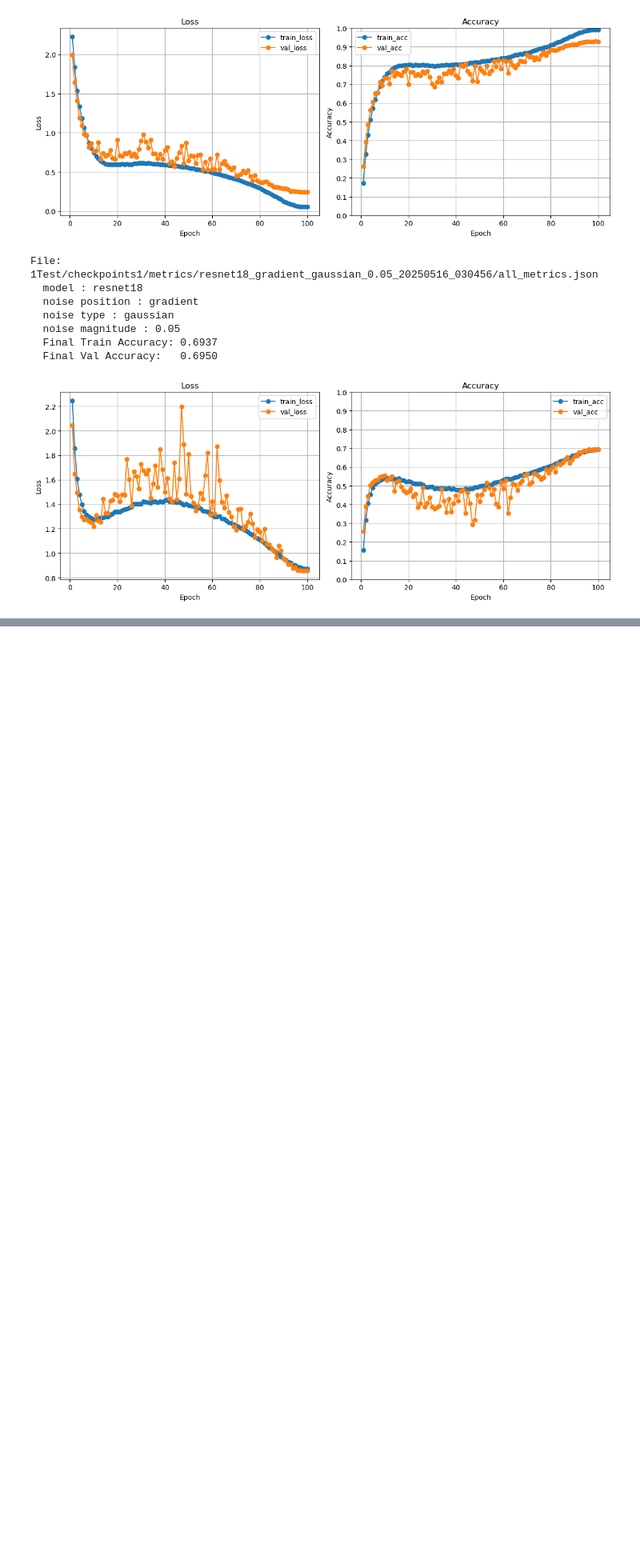
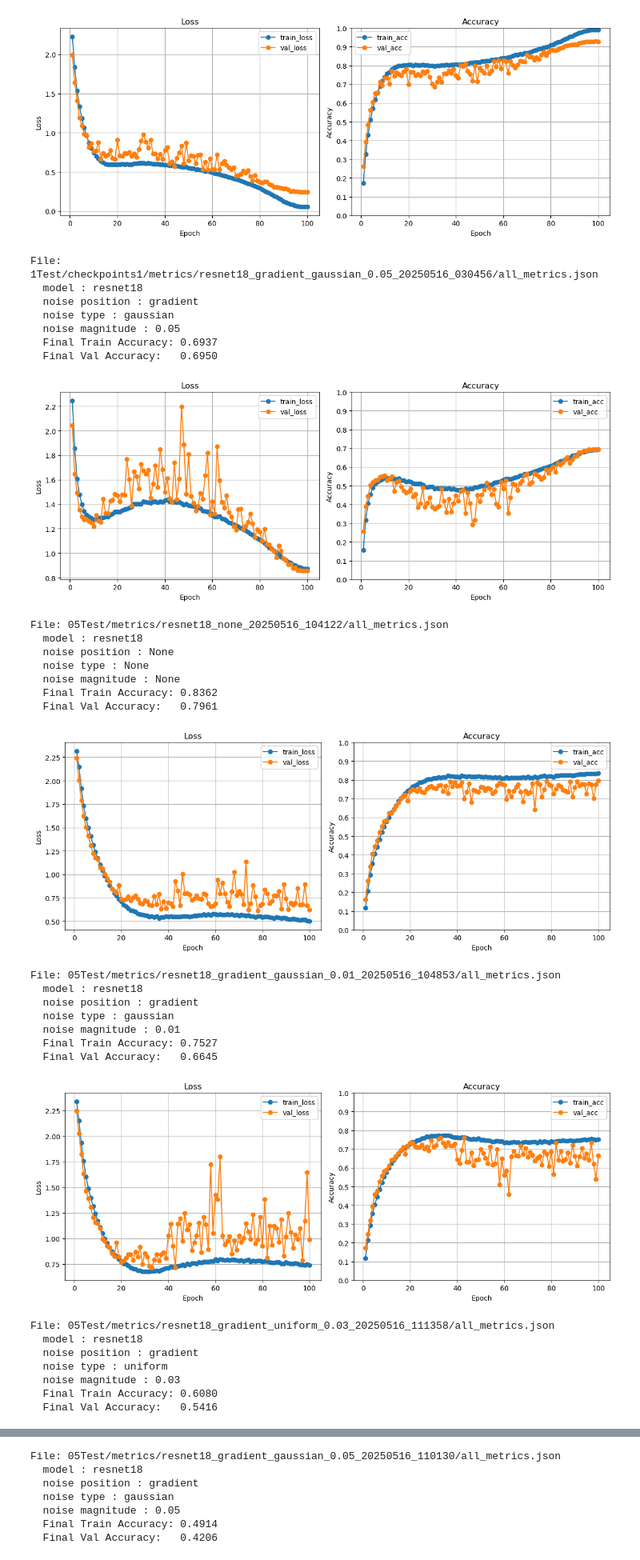
Before and after one commit to AdrienFeillard/OptML_project, a Jupyter notebook: plots.ipynb, the cells around one changed output, grey strips where cells are left out. Shown at 80% size. Drawn from its saved outputs; the diff is of its cells as text; code cells hidden in the pictures; blank space fills up the shorter version.

```diff
--- a/plots.ipynb
+++ b/plots.ipynb
@@ -193,3 +195,31 @@ File: 1Test/checkpoints1/metrics/resnet18_gradient_gaussian_0.05_20250516_030456
   Final Train Accuracy: 0.6937
   Final Val Accuracy:   0.6950
 [figure]
+# %%
+# 50%dataset
+log_dir = "05Test/metrics"
+plot_all_json(get_all_json(log_dir))
+# %% [output]
+File: 05Test/metrics/resnet18_none_20250516_104122/all_metrics.json
+  model : resnet18
+  noise position : None
+  noise type : None
+  noise magnitude : None
+  Final Train Accuracy: 0.8362
+  Final Val Accuracy:   0.7961
+[figure, added]
+File: 05Test/metrics/resnet18_gradient_gaussian_0.01_20250516_104853/all_metrics.json
+  model : resnet18
+  noise position : gradient
+  noise type : gaussian
+  noise magnitude : 0.01
+  Final Train Accuracy: 0.7527
+  Final Val Accuracy:   0.6645
+[figure, added]
+File: 05Test/metrics/resnet18_gradient_uniform_0.03_20250516_111358/all_metrics.json
+  model : resnet18
+  noise position : gradient
+  noise type : uniform
+  noise magnitude : 0.03
+  Final Train Accuracy: 0.6080
+  Final Val Accuracy:   0.5416
@@ -195,0 +227,7 @@ File: 1Test/checkpoints1/metrics/resnet18_gradient_gaussian_0.05_20250516_030456
+File: 05Test/metrics/resnet18_gradient_gaussian_0.05_20250516_110130/all_metrics.json
+  model : resnet18
+  noise position : gradient
+  noise type : gaussian
+  noise magnitude : 0.05
+  Final Train Accuracy: 0.4914
+  Final Val Accuracy:   0.4206
```
Also changed, not shown: parts of 5 cells of this notebook, 1 other file.
